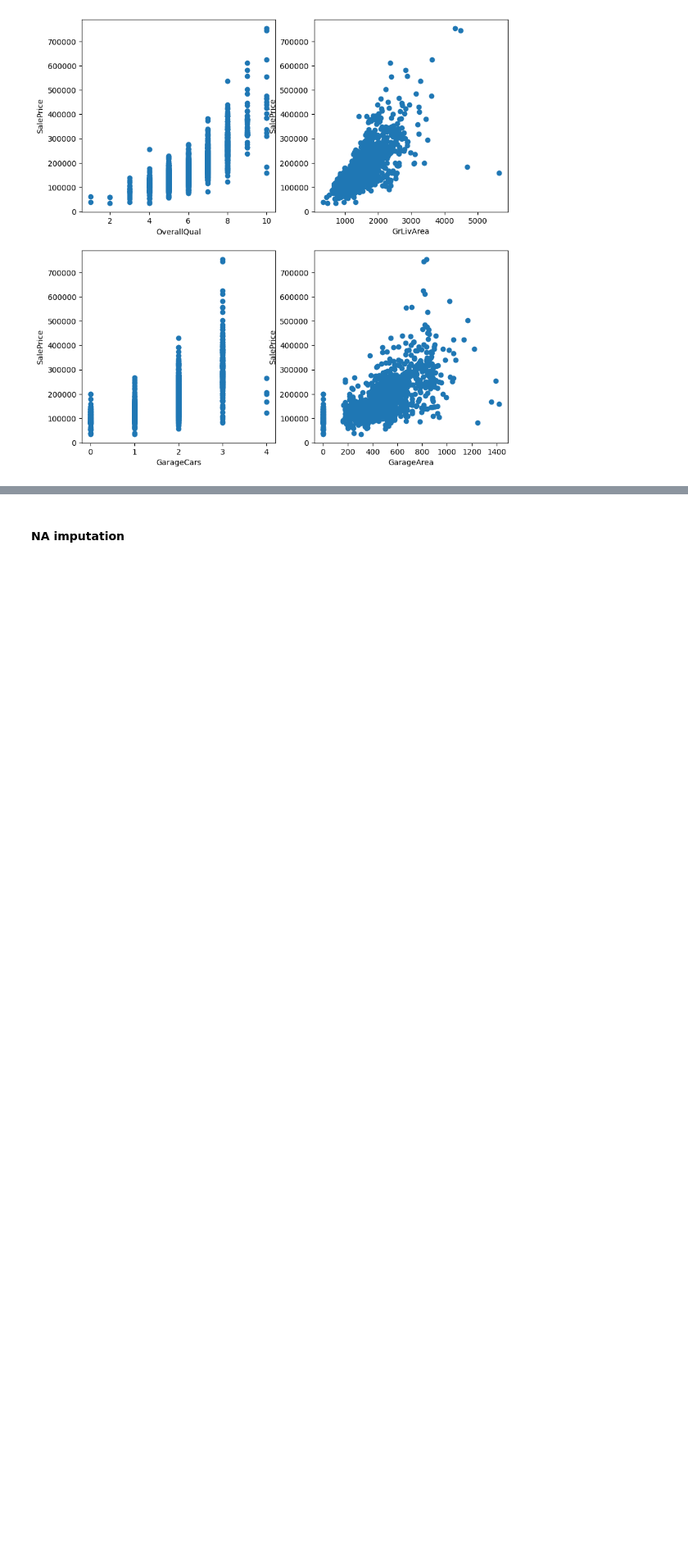
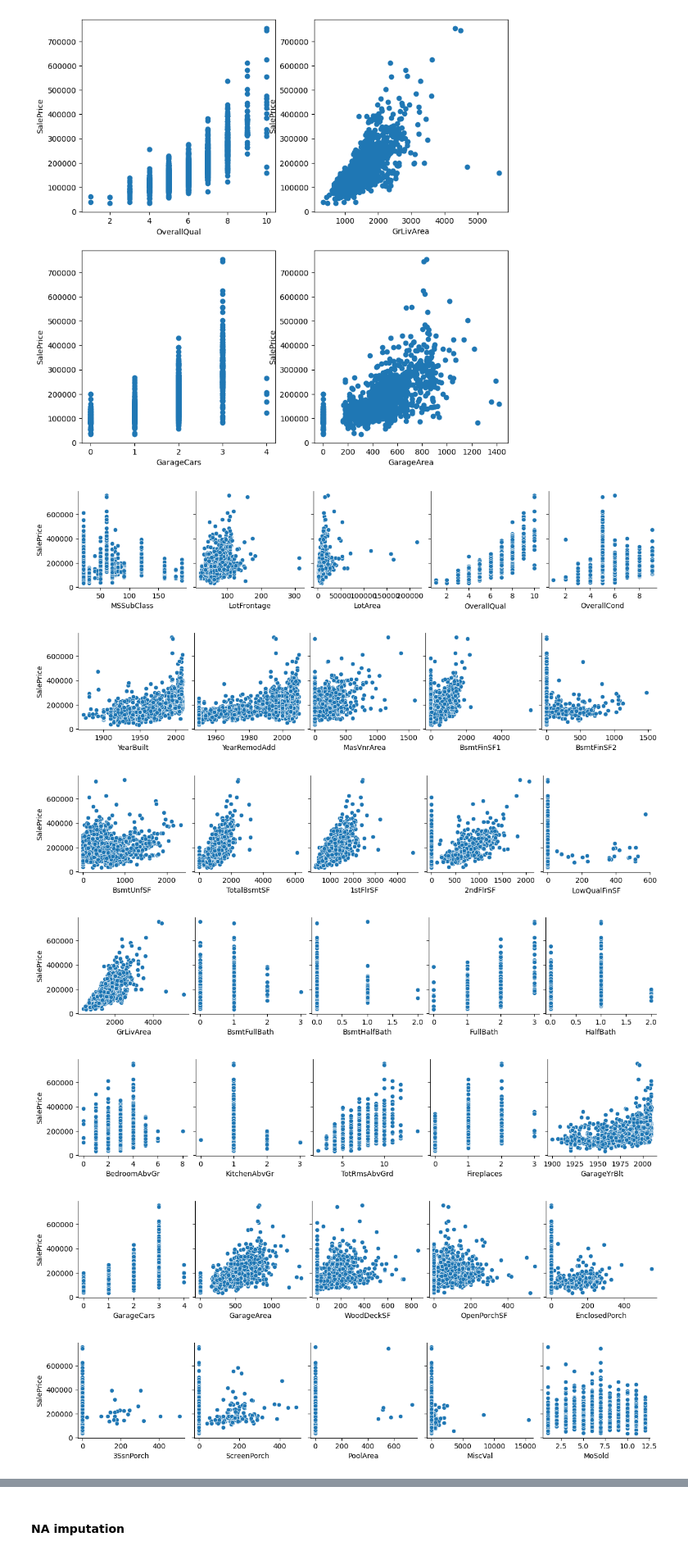
Before and after one commit to beatrzm/personal-projects, a Jupyter notebook: kaggle competitions/house prices/houseprices.ipynb, the cells around one changed output, grey strips where cells are left out. Shown at 82% size. Saved outputs shown, nothing was run; the diff lists cells and outputs as text; code cells hidden in the pictures; blank space fills up the shorter version.

```diff
--- a/kaggle competitions/house prices/houseprices.ipynb
+++ b/kaggle competitions/house prices/houseprices.ipynb
@@ -140,6 +142,19 @@ EnclosedPorch   -0.128578
 KitchenAbvGr    -0.135907
 Name: SalePrice, dtype: float64
 [figure]
+# %%
+# scatter plots between sale price and all numeric vars except sale price
+
+for i in range(1, len(numeric_data.columns)-5, 5):
+    sns.pairplot(data=raw_data, y_vars=['SalePrice'], x_vars=numeric_data.columns[i:i+5])
+# %% [output]
+[figure, added]
+[figure, added]
+[figure, added]
+[figure, added]
+[figure, added]
+[figure, added]
+[figure, added]
 # %%
 # histogram of sale price
 
```
Also changed, not shown: parts of 3 cells of this notebook.
